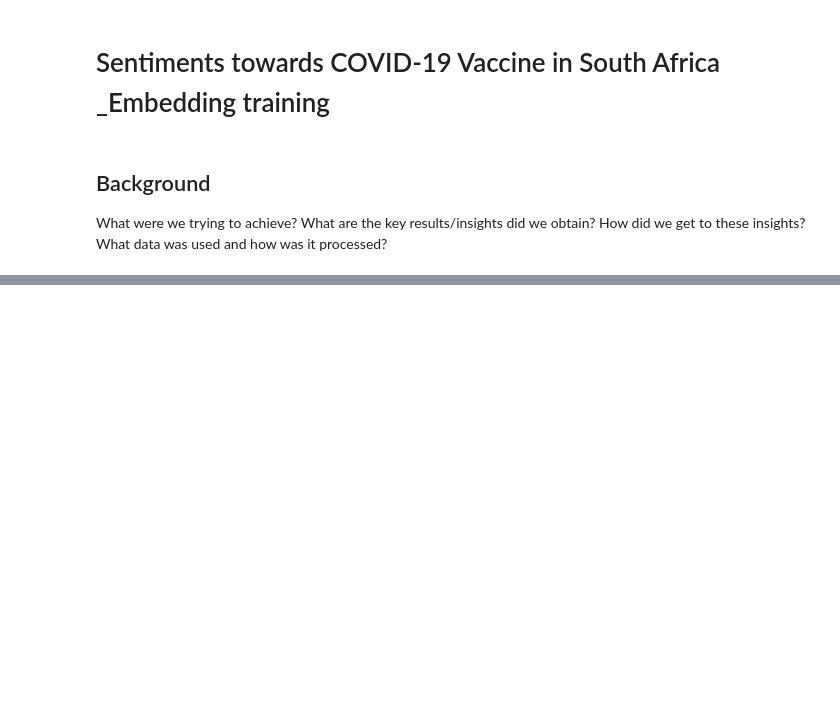
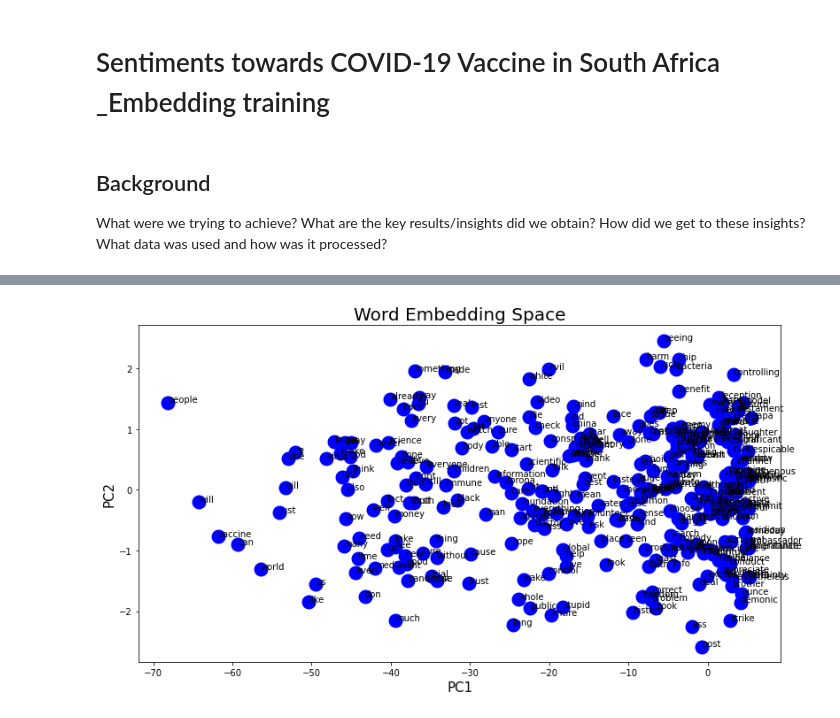
Before and after one commit to sillsphelyx/Vaccine_sentiments_SA, a Jupyter notebook: Covid_vaccine_sentiment_SA-Training_Word_embeddings.ipynb, the cells around one changed output, grey strips where cells are left out. Cells and saved outputs as stored; diff of their text form; code cells hidden in the pictures; blank space fills up the shorter version.

```diff
--- a/Covid_vaccine_sentiment_SA-Training_Word_embeddings.ipynb
+++ b/Covid_vaccine_sentiment_SA-Training_Word_embeddings.ipynb
@@ -64,0 +153,4 @@ TypeError: unsupported operand type(s) for +: 'bool' and 'str'
+# %%
+plotting_components_mod(combined_components,combined_vectors,300)
+# %% [output]
+[figure, added]
```
Also changed, not shown: parts of 17 cells of this notebook, 1 other file.
